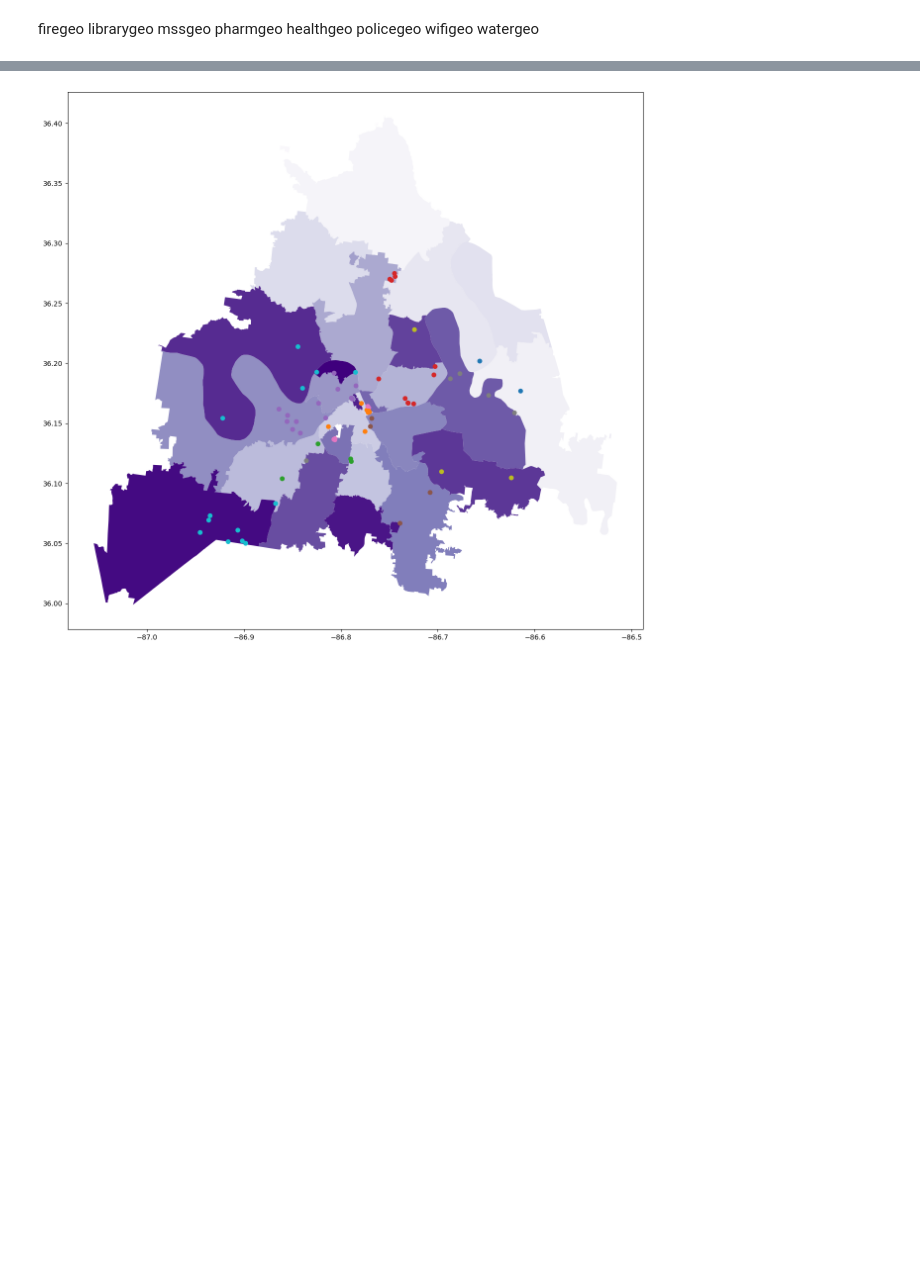
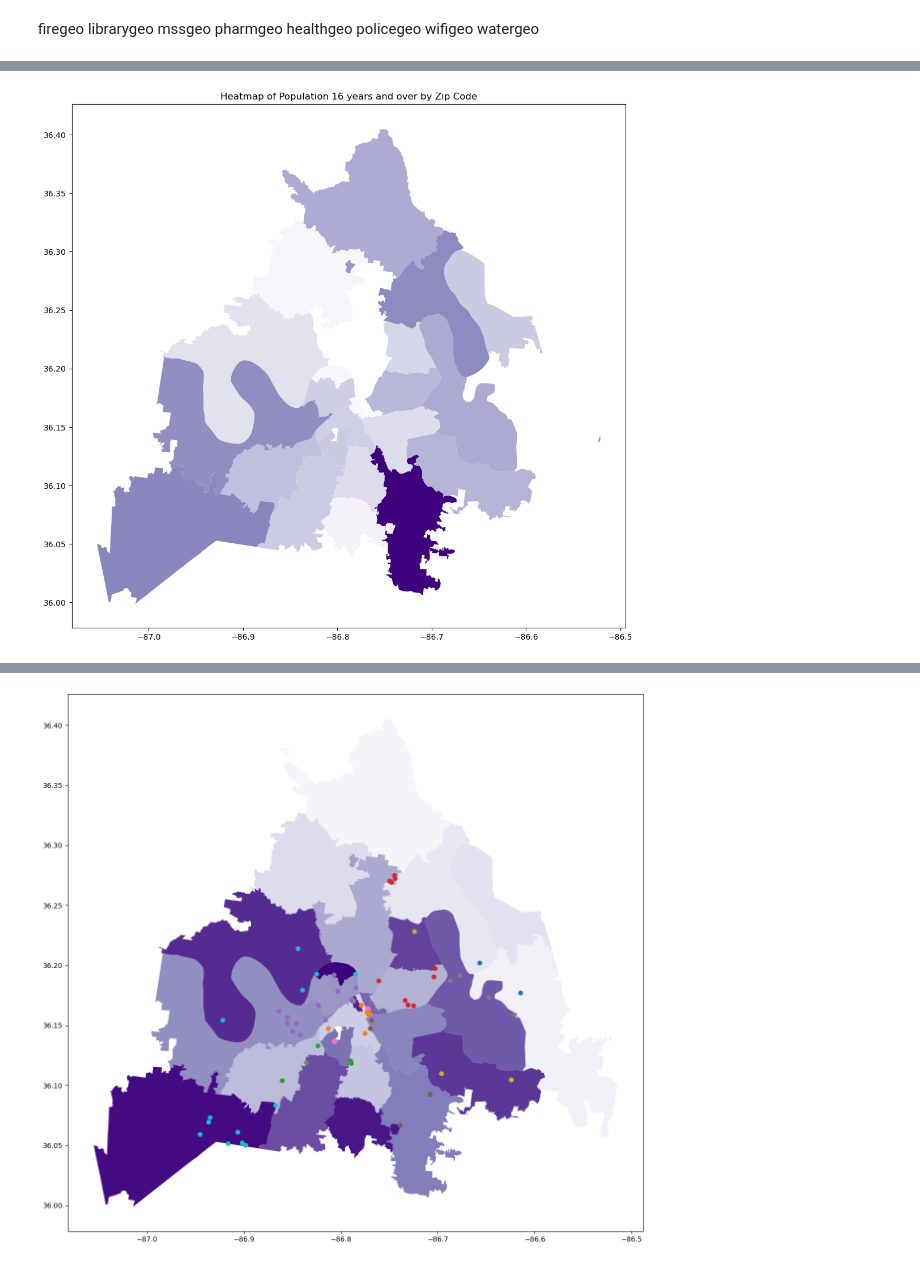
Before and after one commit to Luna-Agora/caps, a Jupyter notebook: notebooks/davidson_geo_folium.ipynb, the cells around one changed output, grey strips where cells are left out. Cells and saved outputs as stored; diff of their text form; code cells hidden in the pictures; blank space fills up the shorter version.

```diff
--- a/notebooks/davidson_geo_folium.ipynb
+++ b/notebooks/davidson_geo_folium.ipynb
@@ -508,5 +508,7 @@ healthgeo
 policegeo
 wifigeo
 watergeo
+# %%
+heat = gpd.read_file('heatmaptable.geojson')
 # %%
 wifi_by_zip = gpd.sjoin(wifigeo, project)
@@ -518,4 +542,12 @@ wifi_count.to_csv('wifi_count.csv')
 # %%
 water_count = water_by_zip.zip.value_counts().to_frame()
 water_count.to_csv('water_count.csv')
+# %%
+fig, ax = plt.subplots(1, 1, figsize=(20, 12))
+heat.plot(column='Population 16 years and over', cmap='Purples', linewidth=0.8, ax=ax)
+ax.set_title('Heatmap of Population 16 years and over by Zip Code')
+plt.savefig('pop_heat_purp.png')
+plt.show()
+# %% [output]
+[figure, added]
 # %%
```
Also changed, not shown: parts of 3 cells of this notebook, 15 other files.
